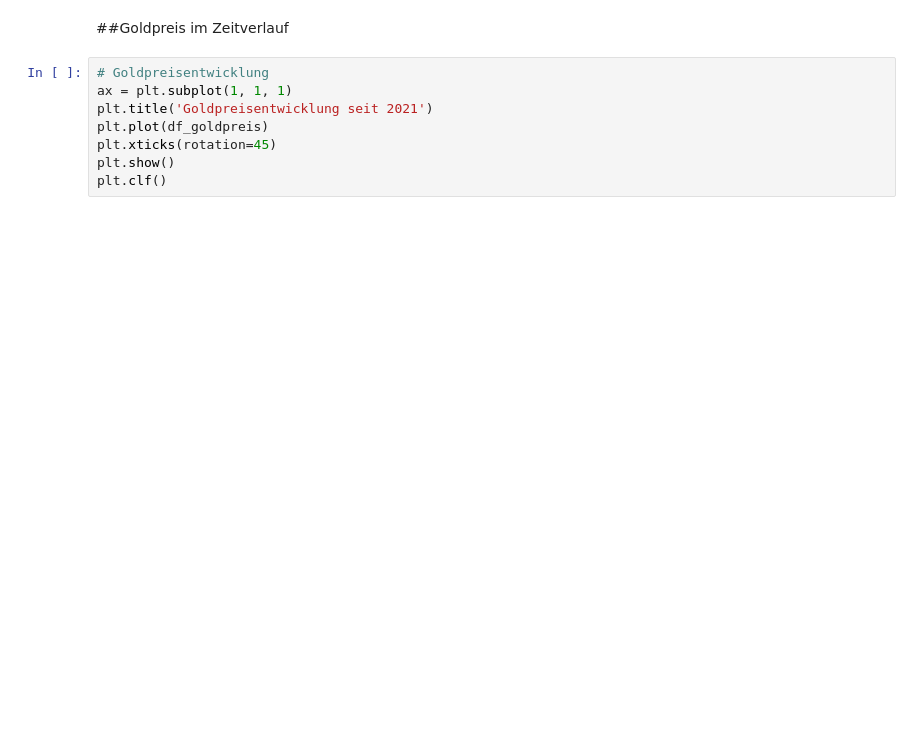
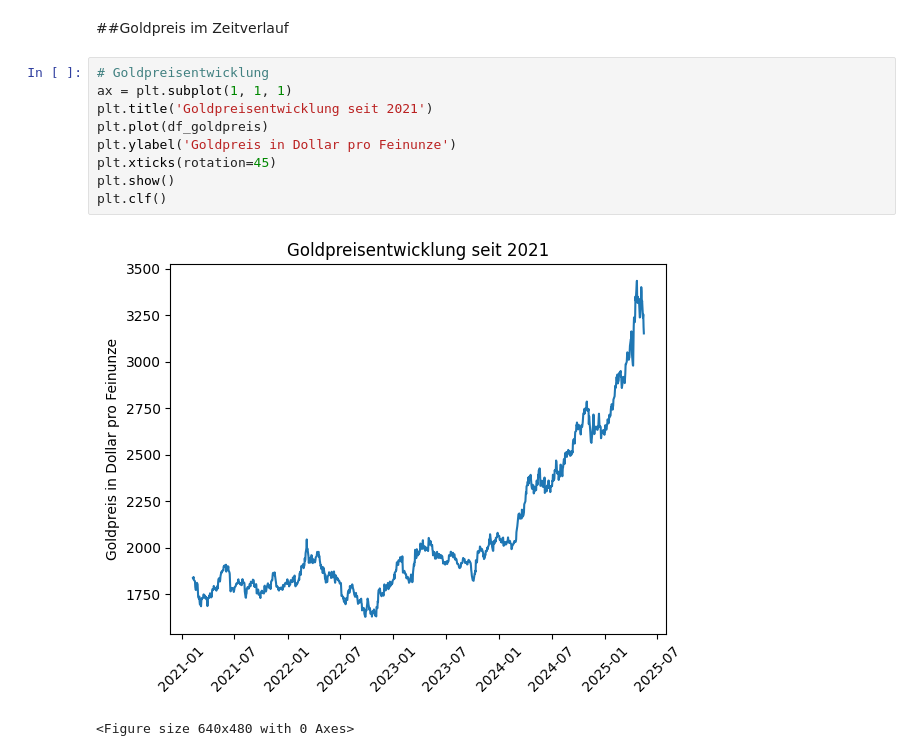
Before and after one commit to johannesscherpf/gold_price, a Jupyter notebook: data_understanding_notebook.ipynb, the cells around one changed output. Cells and saved outputs as stored; diff of their text form; blank space fills up the shorter version.

Commit message:
Goldpreis zeitliche Analyse

```diff
--- a/data_understanding_notebook.ipynb
+++ b/data_understanding_notebook.ipynb
@@ -140,8 +171,12 @@ plt.clf()
 # %%
 # Goldpreisentwicklung
 ax = plt.subplot(1, 1, 1)
 plt.title('Goldpreisentwicklung seit 2021')
 plt.plot(df_goldpreis)
+plt.ylabel('Goldpreis in Dollar pro Feinunze')
 plt.xticks(rotation=45)
 plt.show()
 plt.clf()
+# %% [output]
+[figure, added]
+<Figure size 640x480 with 0 Axes>
```
Also changed, not shown: parts of 15 cells of this notebook.
